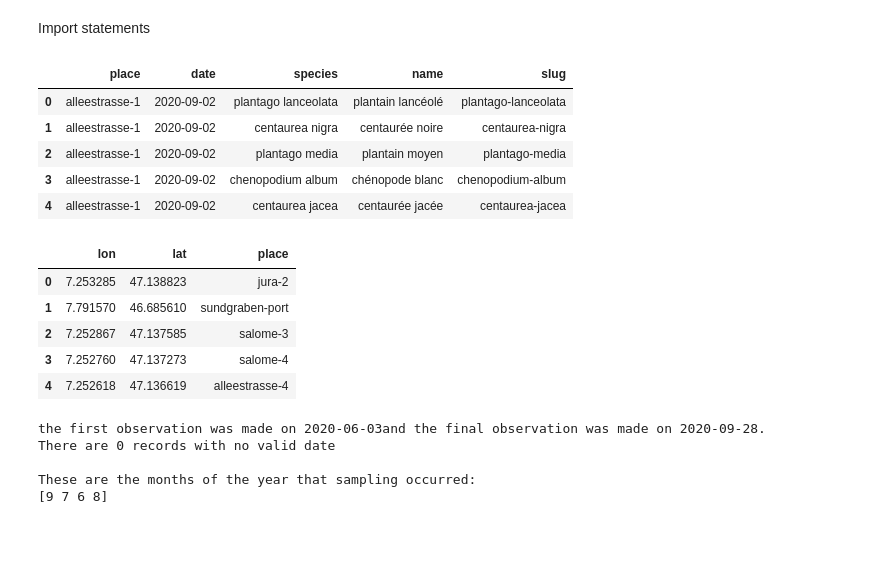
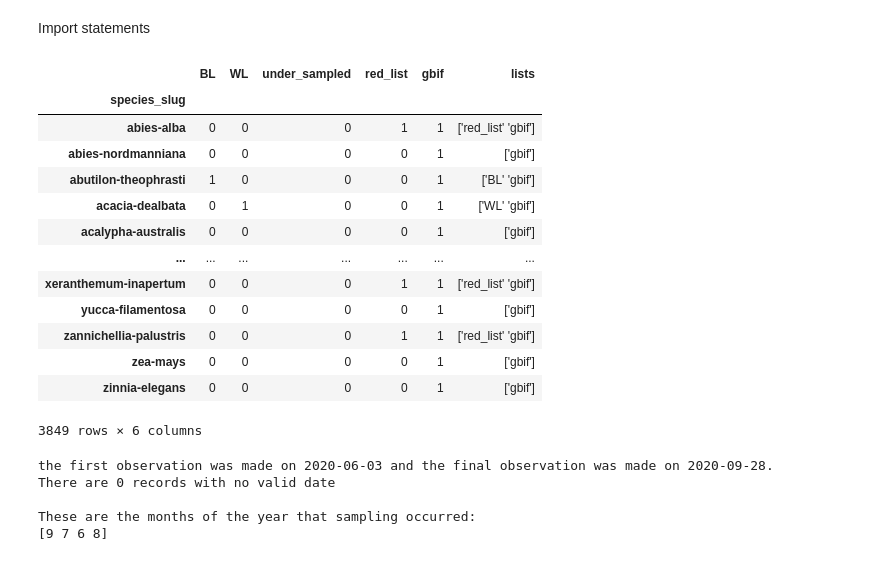
Before and after one commit to thorerismann/hdbot, a Jupyter notebook: 2020_descriptive.ipynb, the cells around one changed output. Cells and saved outputs as stored; diff of their text form; code cells hidden in the pictures; blank space fills up the shorter version.

```diff
--- a/2020_descriptive.ipynb
+++ b/2020_descriptive.ipynb
@@ -22,23 +14,44 @@ samples = pd.read_csv(afilename)
-# %%
-samples.head()
-# %% [output]
-|  | place | date | species | name | slug |
-| 0 | alleestrasse-1 | 2020-09-02 | plantago lanceolata | plantain lancéolé | plantago-lanceolata |
-| 1 | alleestrasse-1 | 2020-09-02 | centaurea nigra | centaurée noire | centaurea-nigra |
-| 2 | alleestrasse-1 | 2020-09-02 | plantago media | plantain moyen | plantago-media |
-| 3 | alleestrasse-1 | 2020-09-02 | chenopodium album | chénopode blanc | chenopodium-album |
-| 4 | alleestrasse-1 | 2020-09-02 | centaurea jacea | centaurée jacée | centaurea-jacea |
-# %%
-map_keys.head()
-# %% [output]
-|  | lon | lat | place |
-| 0 | 7.253285 | 47.138823 | jura-2 |
-| 1 | 7.791570 | 46.685610 | sundgraben-port |
-| 2 | 7.252867 | 47.137585 | salome-3 |
-| 3 | 7.252760 | 47.137273 | salome-4 |
-| 4 | 7.252618 | 47.136619 | alleestrasse-4 |
+# %%
+here = os.getcwd()
+
+regions_one_through_six = F"{here}/data/2020/survey_locations_map_id.csv"
+locations = pd.read_csv(regions_one_through_six)
+locations = locations[~locations.place.isin(['buren-2', 'taubenloch-2', 'taubenloch-1'])]
+loc_map = locations[['place', 'ws']].set_index('place')
+
+
+afilename = here+"/output/mostrecent/hd_samples_2020.csv"
+some_data = pd.read_csv(afilename)
+d = some_data.copy()
+
+# watch_lists
+watch_lists = pd.read_csv(F"{here}/output/aggregated_list.csv")
+watch_lists.set_index('species_slug', inplace=True)
+
+
+# this location did not show up in the location key
+d = d[~d.place_slug.isin(['buren-2', 'taubenloch-2', 'taubenloch-1'])]
+d['ws'] = d.place_slug.map(lambda x: loc_map.loc[x][0])
+# %%
+watch_lists
+# %% [output]
+|  | BL | WL | under_sampled | red_list | gbif | lists |
+| species_slug |  |  |  |  |  |  |
+| abies-alba | 0 | 0 | 0 | 1 | 1 | ['red_list' 'gbif'] |
+| abies-nordmanniana | 0 | 0 | 0 | 0 | 1 | ['gbif'] |
+| abutilon-theophrasti | 1 | 0 | 0 | 0 | 1 | ['BL' 'gbif'] |
+| acacia-dealbata | 0 | 1 | 0 | 0 | 1 | ['WL' 'gbif'] |
+| acalypha-australis | 0 | 0 | 0 | 0 | 1 | ['gbif'] |
+| ... | ... | ... | ... | ... | ... | ... |
+| xeranthemum-inapertum | 0 | 0 | 0 | 1 | 1 | ['red_list' 'gbif'] |
+| yucca-filamentosa | 0 | 0 | 0 | 0 | 1 | ['gbif'] |
+| zannichellia-palustris | 0 | 0 | 0 | 1 | 1 | ['red_list' 'gbif'] |
+| zea-mays | 0 | 0 | 0 | 0 | 1 | ['gbif'] |
+| zinnia-elegans | 0 | 0 | 0 | 0 | 1 | ['gbif'] |
+3849 rows × 6 columns
 # %%
-samples['loc_date'] = list(zip(samples.place, samples.date))
+# make a loc date column
+d['loc_date'] = list(zip(d.place_slug, d.date))
 # datetime.datetime.strptime(date_time_str, '%Y-%m-%d %H:%M:%S.%f')
 def check_dates(x):
     try:
@@ -46,19 +59,19 @@ def check_dates(x):
     except:
         data = 'no date'
     return data
-samples['date_stamp'] = samples['date'].map(lambda x: check_dates(x))
-samples['month'] = samples.date_stamp.dt.month
+d['date_stamp'] = d['date'].map(lambda x: check_dates(x))
+d['month'] = d.date_stamp.dt.month
 
-first_date = samples.date.min()
-last_date = samples.date.max()
+first_date = d.date.min()
+last_date = d.date.max()
 
-print("the first observation was made on "+ f"{first_date}"+ "and the final observation was made on " + f"{last_date}" + ".")
+print("the first observation was made on "+ f"{first_date}"+ " and the final observation was made on " + f"{last_date}" + ".")
 
 
-print(F"There are {len(samples[samples.date_stamp == 'no date'])} records with no valid date")
-print(F"\nThese are the months of the year that sampling occurred:\n{samples.month.unique()}\n")
+print(F"There are {len(d[d.date_stamp == 'no date'])} records with no valid date")
+print(F"\nThese are the months of the year that sampling occurred:\n{d.month.unique()}\n")
 # %% [output]
-the first observation was made on 2020-06-03and the final observation was made on 2020-09-28.
+the first observation was made on 2020-06-03 and the final observation was made on 2020-09-28.
 There are 0 records with no valid date
 
 These are the months of the year that sampling occurred:
```
Also changed, not shown: parts of 9 cells of this notebook, 5 other files.
